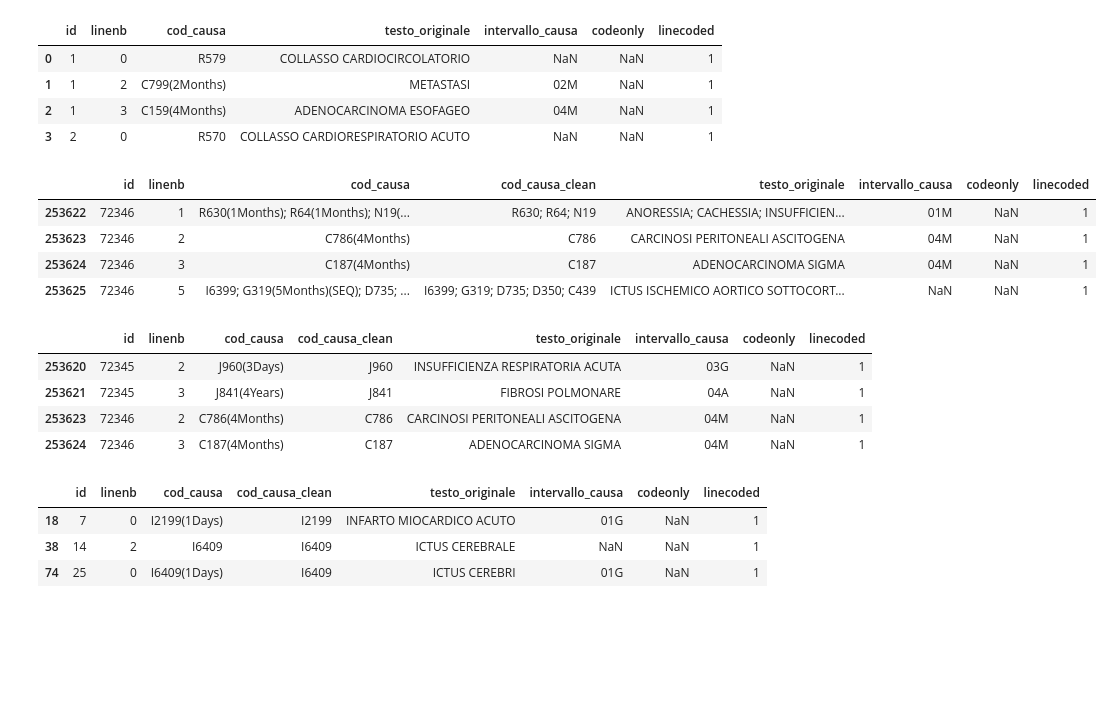
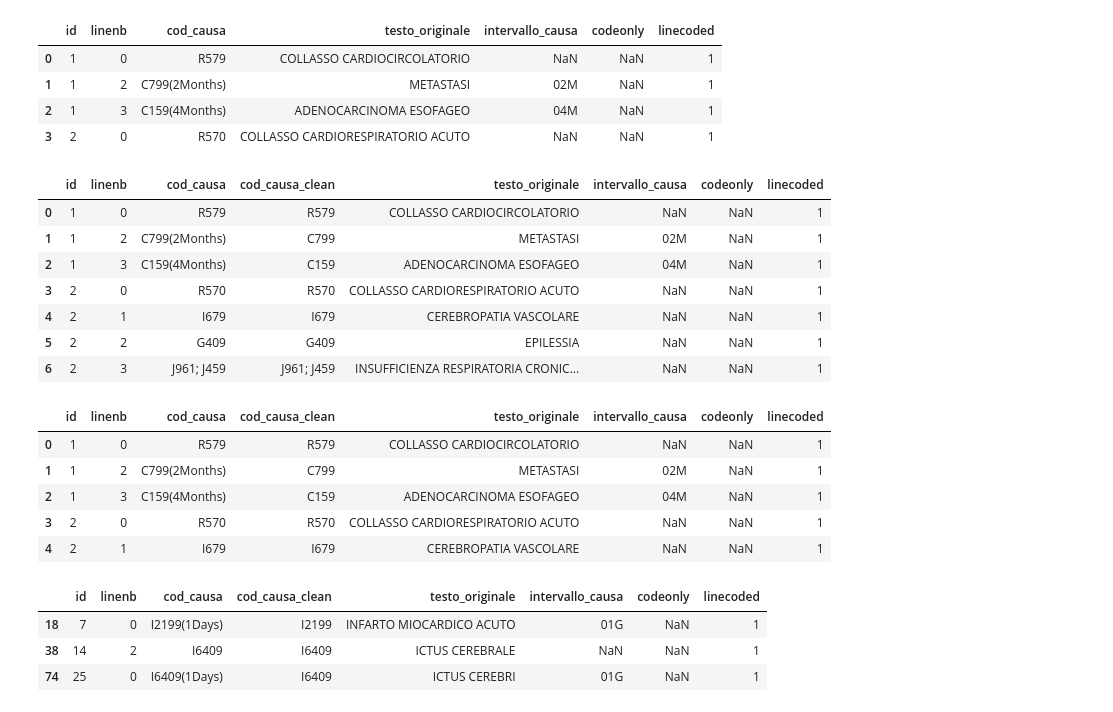
Before and after one commit to istat-methodology/semantic-search, a Jupyter notebook: notebooks/test-semantic-on-medical_data.ipynb, the cells around one changed output. Saved outputs shown, nothing was run; the diff lists cells and outputs as text; code cells hidden in the pictures; blank space fills up the shorter version.

```diff
--- a/notebooks/test-semantic-on-medical_data.ipynb
+++ b/notebooks/test-semantic-on-medical_data.ipynb
@@ -271,32 +273,36 @@ df_note.head(4)
 # %%
 # REMOVE any parenthesis and their contents, trim whitespace, and insert as a new column right after 'cod_causa'
 cleaned = (
     df_note['cod_causa']
     .str.replace(r'\s*\([^)]*\)', '', regex=True)  # strip “ (… )” and any preceding spaces
     .str.strip()                                    # remove leading/trailing spaces
 )
 
 insert_loc = df_note.columns.get_loc('cod_causa') + 1
 df_note.insert(insert_loc, 'cod_causa_clean', cleaned)
 
-df_note.tail(4)
+df_note.head(7)
 # %% [output]
 |  | id | linenb | cod_causa | cod_causa_clean | testo_originale | intervallo_causa | codeonly | linecoded |
-| 253622 | 72346 | 1 | R630(1Months); R64(1Months); N19(... | R630; R64; N19 | ANORESSIA; CACHESSIA; INSUFFICIEN... | 01M | NaN | 1 |
-| 253623 | 72346 | 2 | C786(4Months) | C786 | CARCINOSI PERITONEALI ASCITOGENA | 04M | NaN | 1 |
-| 253624 | 72346 | 3 | C187(4Months) | C187 | ADENOCARCINOMA SIGMA | 04M | NaN | 1 |
-| 253625 | 72346 | 5 | I6399; G319(5Months)(SEQ); D735; ... | I6399; G319; D735; D350; C439 | ICTUS ISCHEMICO AORTICO SOTTOCORT... | NaN | NaN | 1 |
+| 0 | 1 | 0 | R579 | R579 | COLLASSO CARDIOCIRCOLATORIO | NaN | NaN | 1 |
+| 1 | 1 | 2 | C799(2Months) | C799 | METASTASI | 02M | NaN | 1 |
+| 2 | 1 | 3 | C159(4Months) | C159 | ADENOCARCINOMA ESOFAGEO | 04M | NaN | 1 |
+| 3 | 2 | 0 | R570 | R570 | COLLASSO CARDIORESPIRATORIO ACUTO | NaN | NaN | 1 |
+| 4 | 2 | 1 | I679 | I679 | CEREBROPATIA VASCOLARE | NaN | NaN | 1 |
+| 5 | 2 | 2 | G409 | G409 | EPILESSIA | NaN | NaN | 1 |
+| 6 | 2 | 3 | J961; J459 | J961; J459 | INSUFFICIENZA RESPIRATORIA CRONIC... | NaN | NaN | 1 |
 # %%
 # prendiamo solo righe con UN codice , NON codici multipli ( legati a piu malattie del paziente)
 
 df_single = df_note[
     df_note['cod_causa_clean'].str.match(r'^[A-Za-z0-9]+$', na=False)
 ]
-df_single.tail(4)
+df_single.head(5)
 # %% [output]
 |  | id | linenb | cod_causa | cod_causa_clean | testo_originale | intervallo_causa | codeonly | linecoded |
-| 253620 | 72345 | 2 | J960(3Days) | J960 | INSUFFICIENZA RESPIRATORIA ACUTA | 03G | NaN | 1 |
-| 253621 | 72345 | 3 | J841(4Years) | J841 | FIBROSI POLMONARE | 04A | NaN | 1 |
-| 253623 | 72346 | 2 | C786(4Months) | C786 | CARCINOSI PERITONEALI ASCITOGENA | 04M | NaN | 1 |
-| 253624 | 72346 | 3 | C187(4Months) | C187 | ADENOCARCINOMA SIGMA | 04M | NaN | 1 |
+| 0 | 1 | 0 | R579 | R579 | COLLASSO CARDIOCIRCOLATORIO | NaN | NaN | 1 |
+| 1 | 1 | 2 | C799(2Months) | C799 | METASTASI | 02M | NaN | 1 |
+| 2 | 1 | 3 | C159(4Months) | C159 | ADENOCARCINOMA ESOFAGEO | 04M | NaN | 1 |
+| 3 | 2 | 0 | R570 | R570 | COLLASSO CARDIORESPIRATORIO ACUTO | NaN | NaN | 1 |
+| 4 | 2 | 1 | I679 | I679 | CEREBROPATIA VASCOLARE | NaN | NaN | 1 |
 # %%
```
Also changed, not shown: parts of 19 cells of this notebook, 1 other file.
